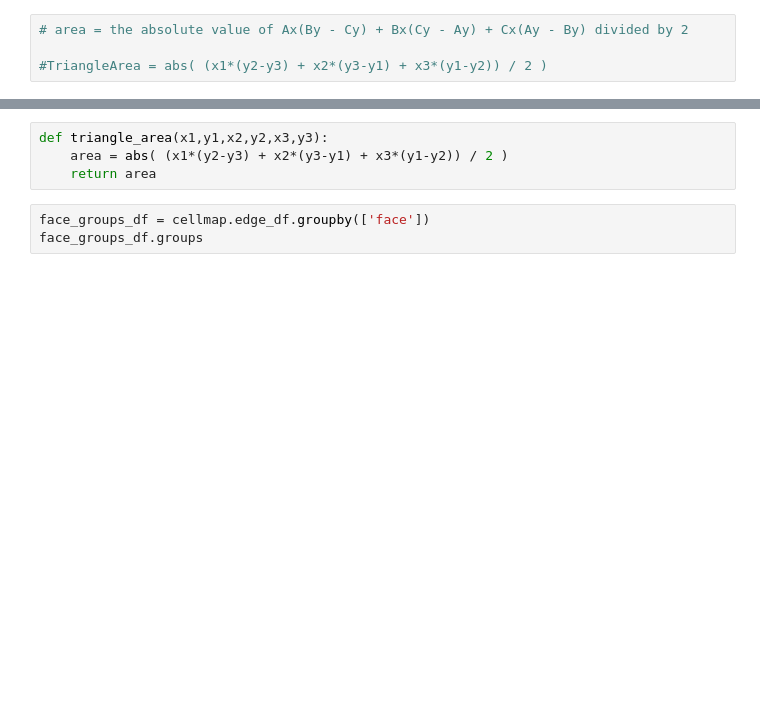
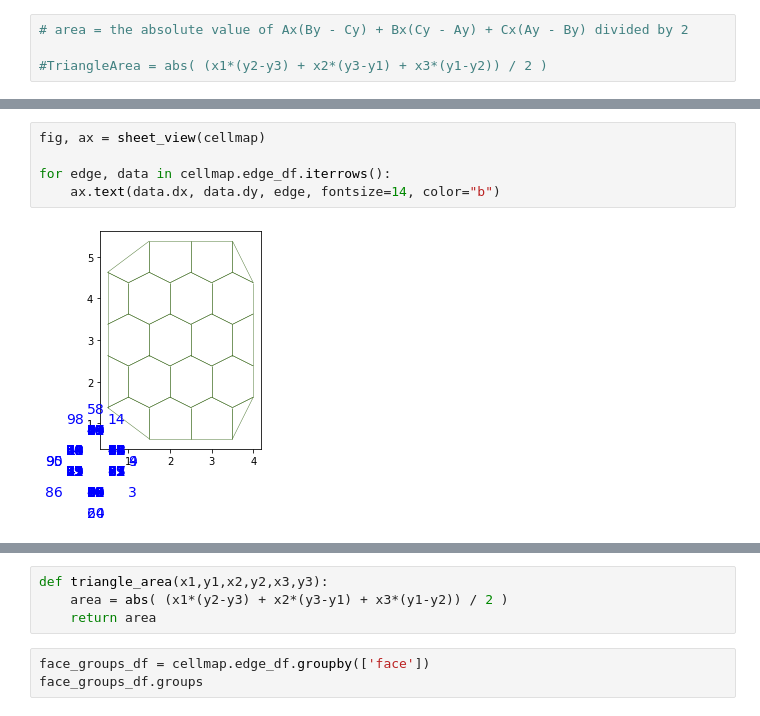
Before and after one commit to vlachina/LymphNode, a Jupyter notebook: Assignment 1 - cell area.ipynb, the cells around one changed output, grey strips where cells are left out. Saved outputs shown, nothing was run; the diff lists cells and outputs as text; blank space fills up the shorter version.

```diff
--- a/Assignment 1 - cell area.ipynb
+++ b/Assignment 1 - cell area.ipynb
@@ -26,0 +101,7 @@ geom.update_all(cellmap)
+# %%
+fig, ax = sheet_view(cellmap)
+
+for edge, data in cellmap.edge_df.iterrows():
+    ax.text(data.dx, data.dy, edge, fontsize=14, color="b")
+# %% [output]
+[figure, added]
```
Also changed, not shown: parts of 7 cells of this notebook, 20 other files.
